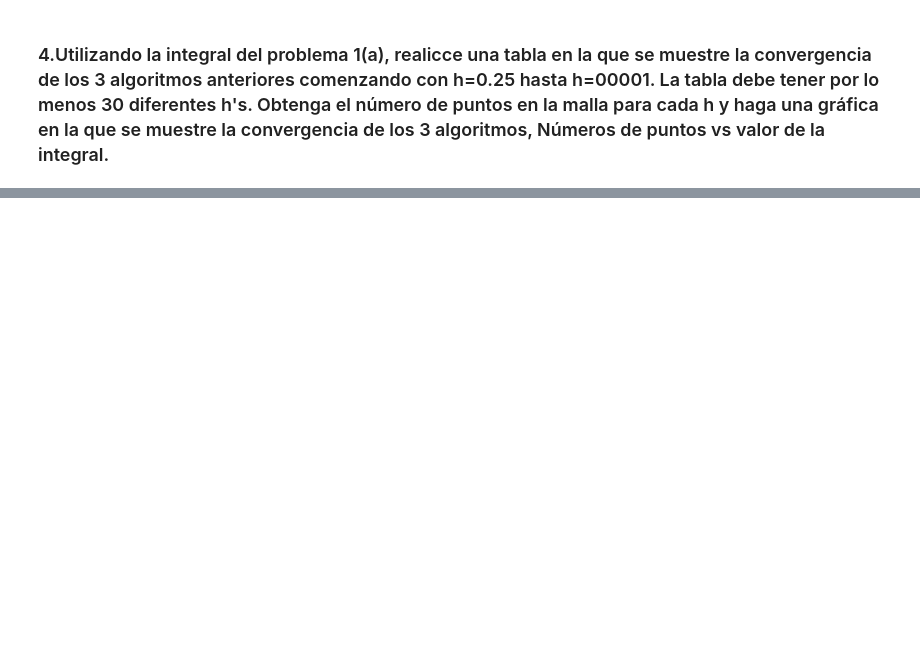
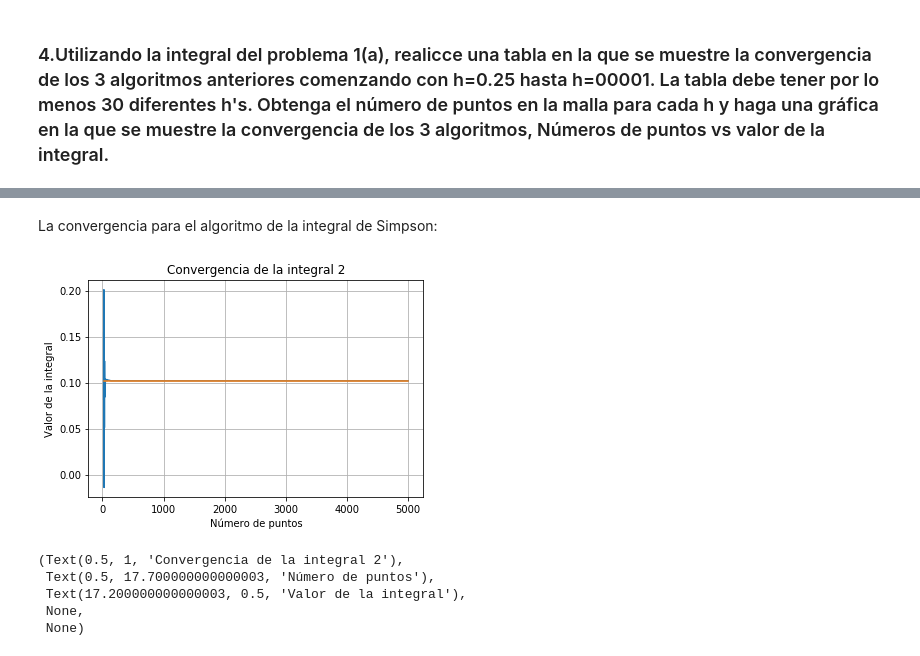
Before and after one commit to marthaaquino/Fisica-computacional, a Jupyter notebook: Tarea 2.ipynb, the cells around one changed output, grey strips where cells are left out. Drawn from its saved outputs; the diff is of its cells as text; code cells hidden in the pictures; blank space fills up the shorter version.

```diff
--- a/Tarea 2.ipynb
+++ b/Tarea 2.ipynb
@@ -436,0 +421,13 @@ print(m)
+# %% [markdown]
+La convergencia para el algoritmo de la integral de Simpson:
+# %%
+plot(num1,integral_2)
+plot(num1,convergencia)
+title("Convergencia de la integral 2"),xlabel("Número de puntos"),ylabel("Valor de la integral"),grid(),show()
+# %% [output]
+[figure, added]
+(Text(0.5, 1, 'Convergencia de la integral 2'),
+ Text(0.5, 17.700000000000003, 'Número de puntos'),
+ Text(17.200000000000003, 0.5, 'Valor de la integral'),
+ None,
+ None)
```
Also changed, not shown: parts of 35 cells of this notebook.
